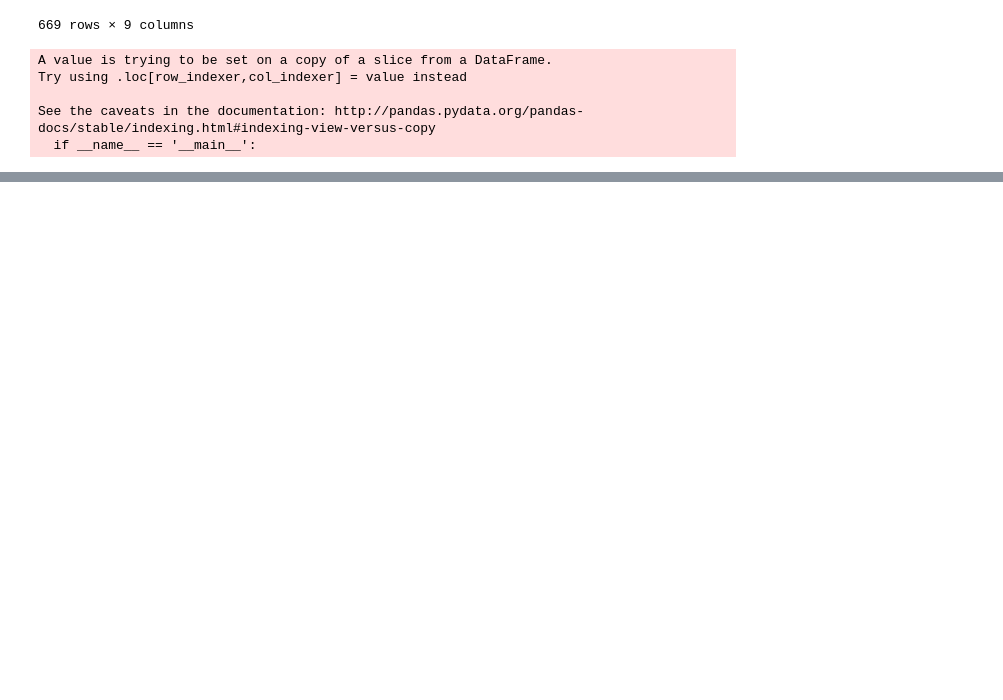
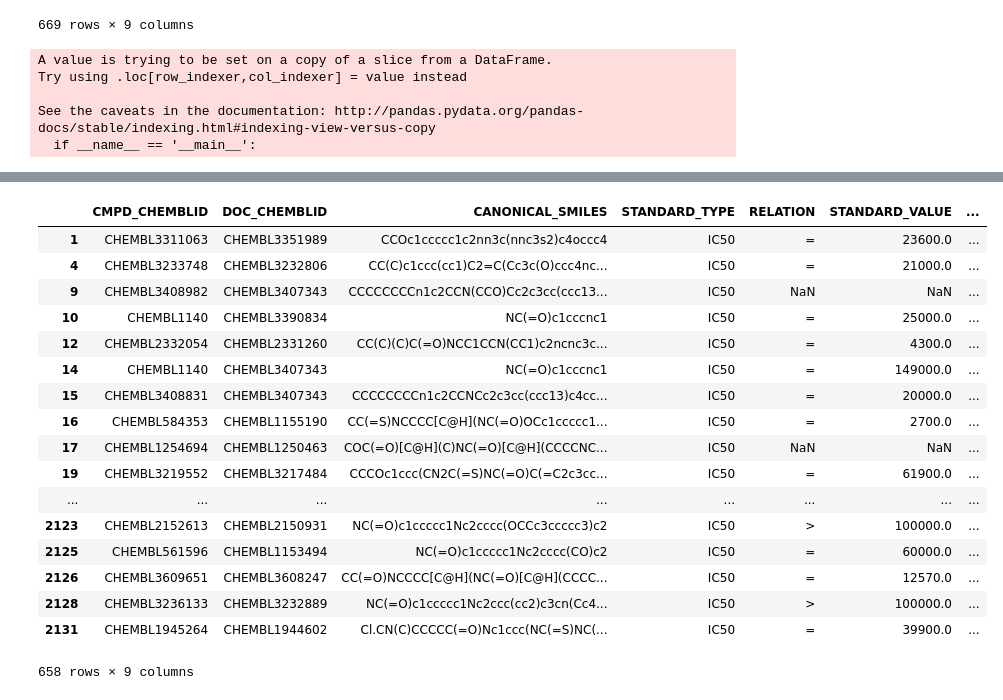
Before and after one commit to szdr/cadd-contest-4, a Jupyter notebook: notebook/DataCleansing.ipynb, the cells around one changed output, grey strips where cells are left out. Drawn from its saved outputs; the diff is of its cells as text; code cells hidden in the pictures; blank space fills up the shorter version.

Commit message:
[ADD] Data cleaning for Chembl

```diff
--- a/notebook/DataCleansing.ipynb
+++ b/notebook/DataCleansing.ipynb
@@ -300,3 +300,7 @@ df_inhibition_uniq.sort_values(by="qid")
 473 rows × 9 columns
 # %%
 # TODO: relevanceが全て0のグループは削除する
+# %%
+max_relevances = df_ic50_uniq.groupby(["qid"])["relevance"].max()
+drop_qids = set([qid for qid, val in max_relevances[max_relevances < 1e-12].iteritems()])
+df_ic50_uniq = df_ic50_uniq[~df_ic50_uniq.qid.isin(drop_qids)]
@@ -302,0 +311,21 @@ df_inhibition_uniq.sort_values(by="qid")
+# %%
+df_ic50_uniq
+# %% [output]
+|  | CMPD_CHEMBLID | DOC_CHEMBLID | CANONICAL_SMILES | STANDARD_TYPE | RELATION | STANDARD_VALUE | ... |
+| 1 | CHEMBL3311063 | CHEMBL3351989 | CCOc1ccccc1c2nn3c(nnc3s2)c4occc4 | IC50 | = | 23600.0 | ... |
+| 4 | CHEMBL3233748 | CHEMBL3232806 | CC(C)c1ccc(cc1)C2=C(Cc3c(O)ccc4nc... | IC50 | = | 21000.0 | ... |
+| 9 | CHEMBL3408982 | CHEMBL3407343 | CCCCCCCCn1c2CCN(CCO)Cc2c3cc(ccc13... | IC50 | NaN | NaN | ... |
+| 10 | CHEMBL1140 | CHEMBL3390834 | NC(=O)c1cccnc1 | IC50 | = | 25000.0 | ... |
+| 12 | CHEMBL2332054 | CHEMBL2331260 | CC(C)(C)C(=O)NCC1CCN(CC1)c2ncnc3c... | IC50 | = | 4300.0 | ... |
+| 14 | CHEMBL1140 | CHEMBL3407343 | NC(=O)c1cccnc1 | IC50 | = | 149000.0 | ... |
+| 15 | CHEMBL3408831 | CHEMBL3407343 | CCCCCCCCn1c2CCNCc2c3cc(ccc13)c4cc... | IC50 | = | 20000.0 | ... |
+| 16 | CHEMBL584353 | CHEMBL1155190 | CC(=S)NCCCC[C@H](NC(=O)OCc1ccccc1... | IC50 | = | 2700.0 | ... |
+| 17 | CHEMBL1254694 | CHEMBL1250463 | COC(=O)[C@H](C)NC(=O)[C@H](CCCCNC... | IC50 | NaN | NaN | ... |
+| 19 | CHEMBL3219552 | CHEMBL3217484 | CCCOc1ccc(CN2C(=S)NC(=O)C(=C2c3cc... | IC50 | = | 61900.0 | ... |
+| ... | ... | ... | ... | ... | ... | ... | ... |
+| 2123 | CHEMBL2152613 | CHEMBL2150931 | NC(=O)c1ccccc1Nc2cccc(OCCc3ccccc3)c2 | IC50 | > | 100000.0 | ... |
+| 2125 | CHEMBL561596 | CHEMBL1153494 | NC(=O)c1ccccc1Nc2cccc(CO)c2 | IC50 | = | 60000.0 | ... |
+| 2126 | CHEMBL3609651 | CHEMBL3608247 | CC(=O)NCCCC[C@H](NC(=O)[C@H](CCCC... | IC50 | = | 12570.0 | ... |
+| 2128 | CHEMBL3236133 | CHEMBL3232889 | NC(=O)c1ccccc1Nc2ccc(cc2)c3cn(Cc4... | IC50 | > | 100000.0 | ... |
+| 2131 | CHEMBL1945264 | CHEMBL1944602 | Cl.CN(C)CCCCC(=O)Nc1ccc(NC(=S)NC(... | IC50 | = | 39900.0 | ... |
+658 rows × 9 columns
```
Also changed, not shown: parts of 3 cells of this notebook, 2 other files.
